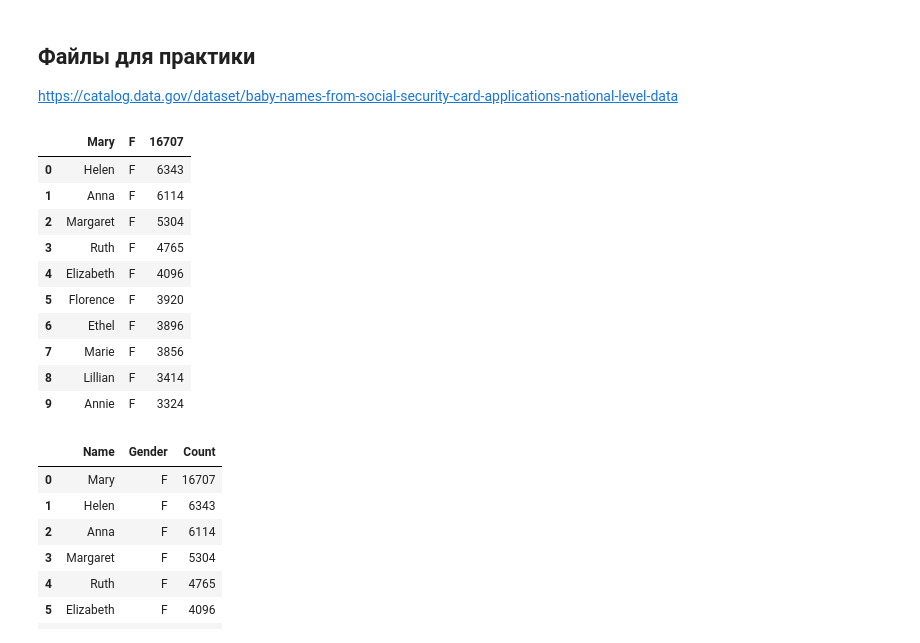
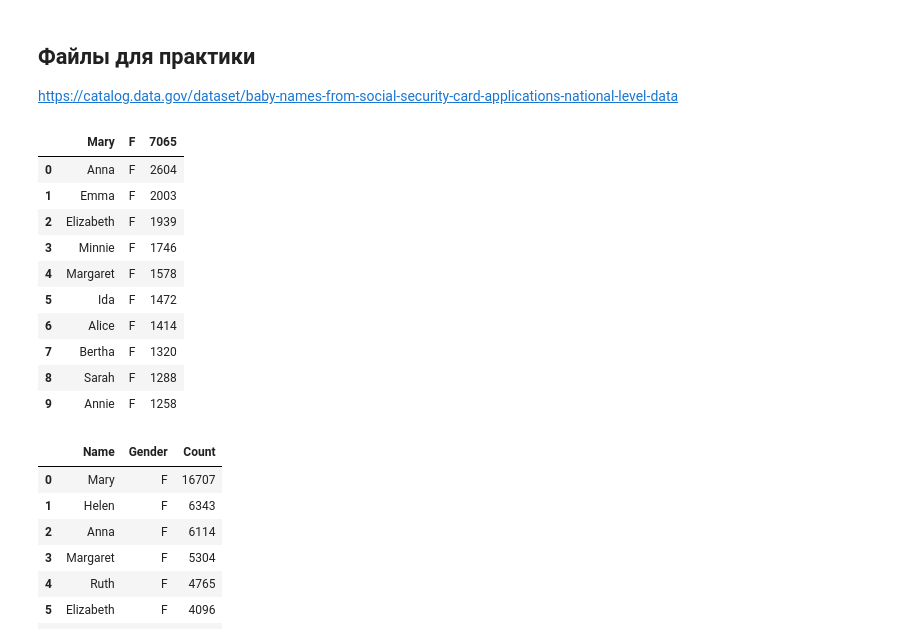
Before and after one commit to netology-code/pythoncourse, a Jupyter notebook: 4_1_Common.ipynb, the cells around one changed output. Drawn from its saved outputs; the diff is of its cells as text; code cells hidden in the pictures.

```diff
--- a/4_1_Common.ipynb
+++ b/4_1_Common.ipynb
@@ -86,19 +86,19 @@ weather
 
 https://catalog.data.gov/dataset/baby-names-from-social-security-card-applications-national-level-data
 # %%
-pd.read_csv('/Users/ashvets/Temp/names/yob1900.txt').head(10)
+pd.read_csv('/Users/ashvets/Temp/names/yob1880.txt').head(10)
 # %% [output]
-|  | Mary | F | 16707 |
-| 0 | Helen | F | 6343 |
-| 1 | Anna | F | 6114 |
-| 2 | Margaret | F | 5304 |
-| 3 | Ruth | F | 4765 |
-| 4 | Elizabeth | F | 4096 |
-| 5 | Florence | F | 3920 |
-| 6 | Ethel | F | 3896 |
-| 7 | Marie | F | 3856 |
-| 8 | Lillian | F | 3414 |
-| 9 | Annie | F | 3324 |
+|  | Mary | F | 7065 |
+| 0 | Anna | F | 2604 |
+| 1 | Emma | F | 2003 |
+| 2 | Elizabeth | F | 1939 |
+| 3 | Minnie | F | 1746 |
+| 4 | Margaret | F | 1578 |
+| 5 | Ida | F | 1472 |
+| 6 | Alice | F | 1414 |
+| 7 | Bertha | F | 1320 |
+| 8 | Sarah | F | 1288 |
+| 9 | Annie | F | 1258 |
 # %%
 names = pd.read_csv(
     '/Users/ashvets/Temp/names/yob1900.txt',
```
Also changed, not shown: parts of 15 cells of this notebook.
